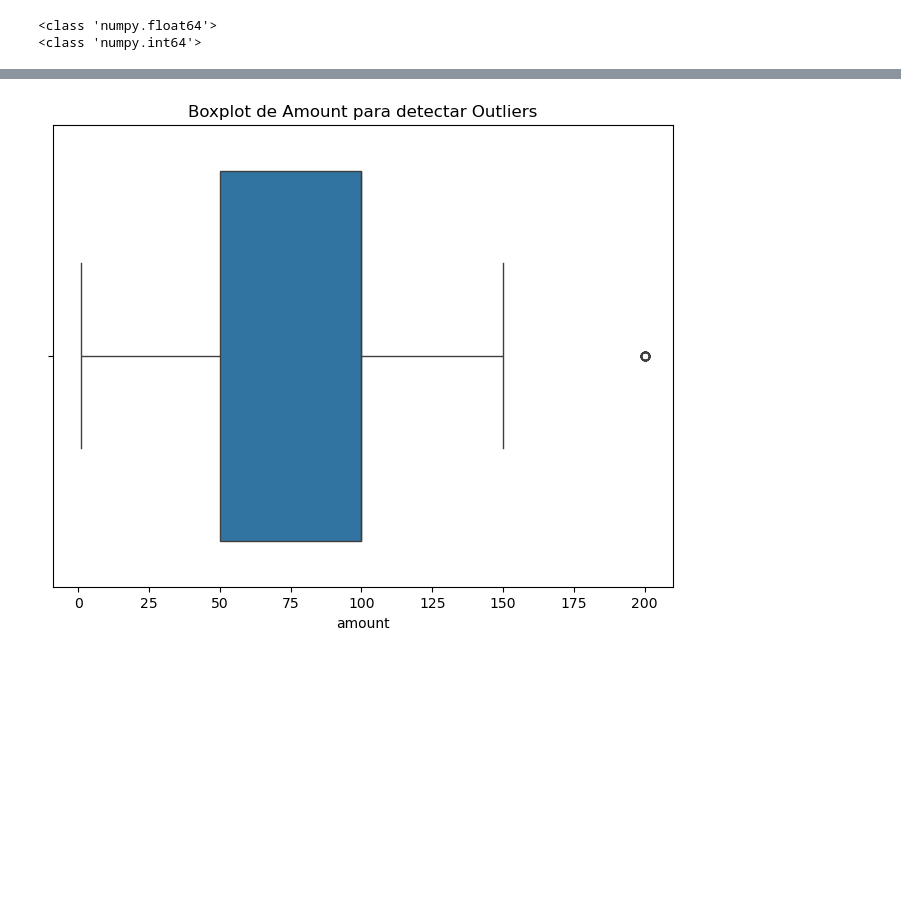
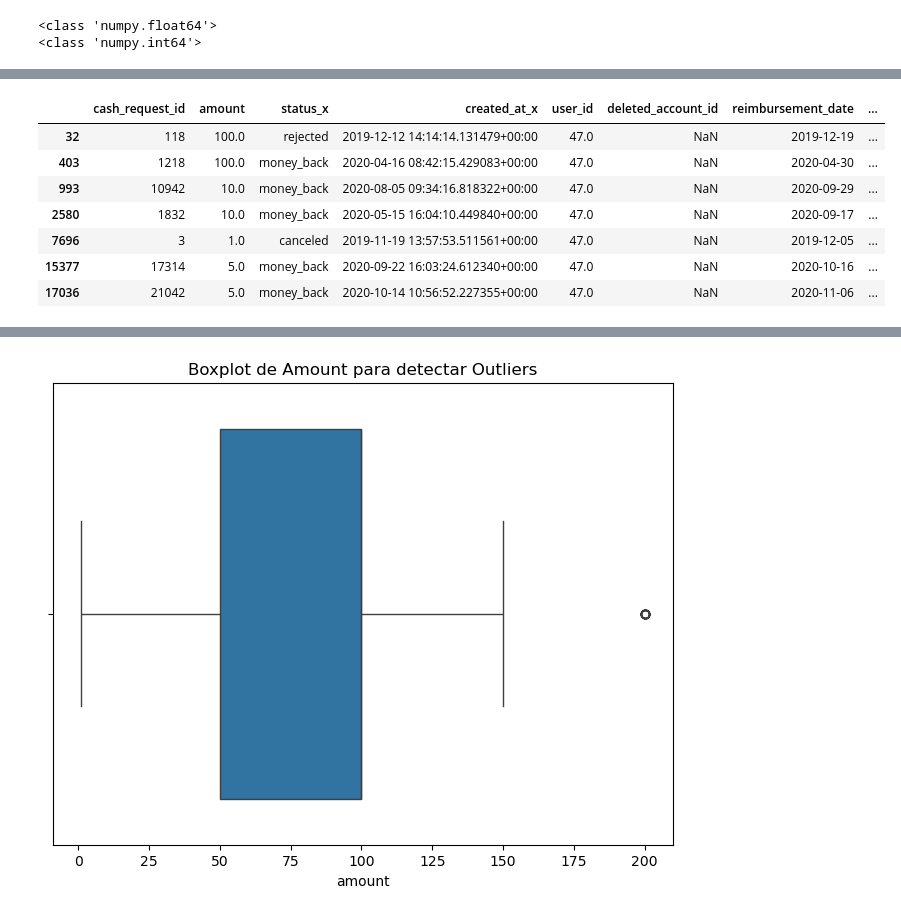
Before and after one commit to cutmountain/ironhack-data-analytics, a Jupyter notebook: modulo-1/sesion-15/project-1-ironhack-payments-es-main/ironhack-payments.ipynb, the cells around one changed output, grey strips where cells are left out. Saved outputs shown, nothing was run; the diff lists cells and outputs as text; code cells hidden in the pictures; blank space fills up the shorter version.

```diff
--- a/modulo-1/sesion-15/project-1-ironhack-payments-es-main/ironhack-payments.ipynb
+++ b/modulo-1/sesion-15/project-1-ironhack-payments-es-main/ironhack-payments.ipynb
@@ -244,0 +341,12 @@ fees.head()
+# %%
+all.groupby('cohorte')['id_usuario'].count().reset_index(name='requests')
+all[all['cohorte'] == '2019-11']
+# %% [output]
+|  | cash_request_id | amount | status_x | created_at_x | user_id | deleted_account_id | reimbursement_date | ... |
+| 32 | 118 | 100.0 | rejected | 2019-12-12 14:14:14.131479+00:00 | 47.0 | NaN | 2019-12-19 | ... |
+| 403 | 1218 | 100.0 | money_back | 2020-04-16 08:42:15.429083+00:00 | 47.0 | NaN | 2020-04-30 | ... |
+| 993 | 10942 | 10.0 | money_back | 2020-08-05 09:34:16.818322+00:00 | 47.0 | NaN | 2020-09-29 | ... |
+| 2580 | 1832 | 10.0 | money_back | 2020-05-15 16:04:10.449840+00:00 | 47.0 | NaN | 2020-09-17 | ... |
+| 7696 | 3 | 1.0 | canceled | 2019-11-19 13:57:53.511561+00:00 | 47.0 | NaN | 2019-12-05 | ... |
+| 15377 | 17314 | 5.0 | money_back | 2020-09-22 16:03:24.612340+00:00 | 47.0 | NaN | 2020-10-16 | ... |
+| 17036 | 21042 | 5.0 | money_back | 2020-10-14 10:56:52.227355+00:00 | 47.0 | NaN | 2020-11-06 | ... |
```
Also changed, not shown: parts of 35 cells of this notebook.
